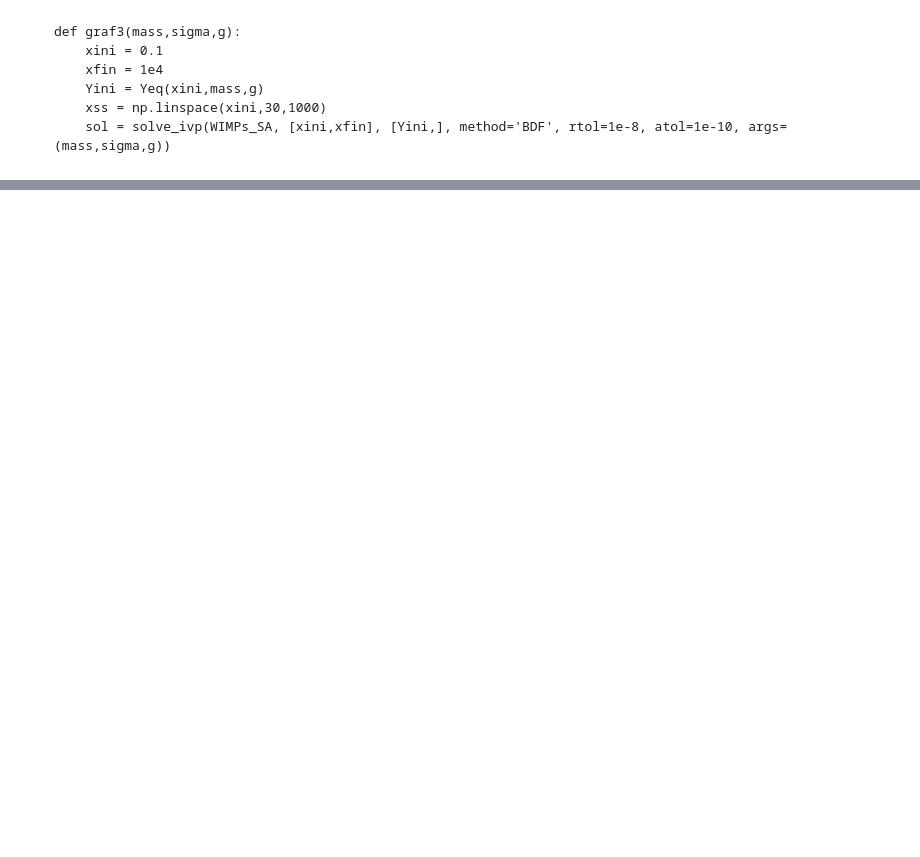
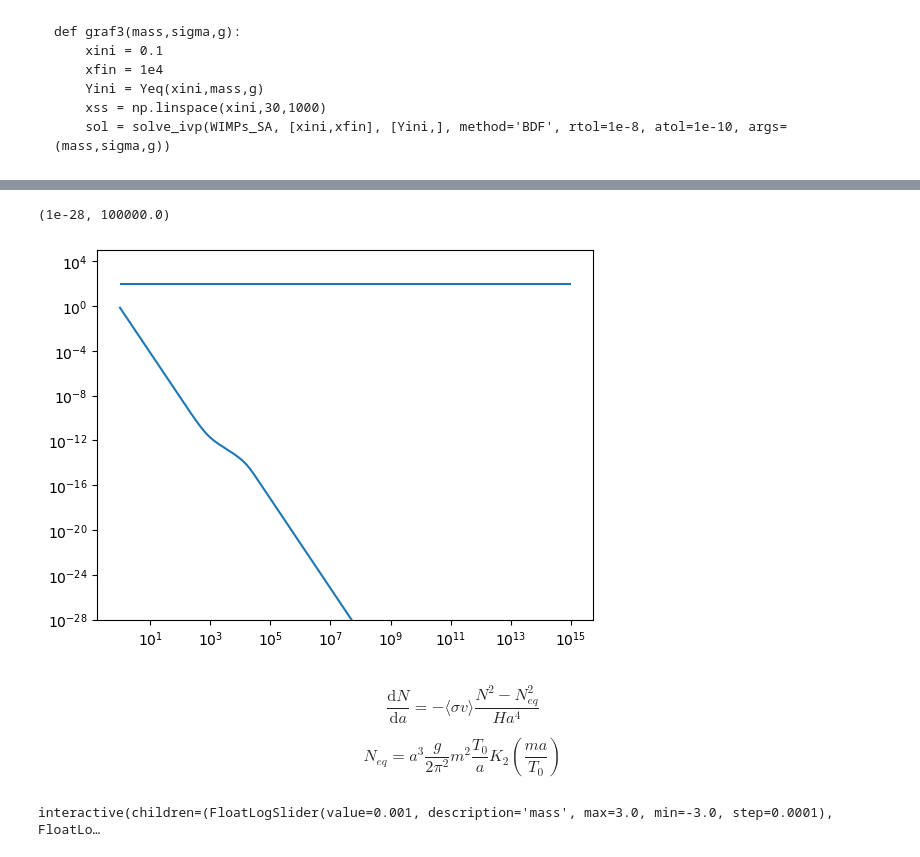
Before and after one commit to SantiagoJulioD/Trabajo_de_grado, a Jupyter notebook: Relic_density/relic_density.ipynb, the cells around one changed output, grey strips where cells are left out. Cells and saved outputs as stored; diff of their text form; code cells hidden in the pictures; blank space fills up the shorter version.

```diff
--- a/Relic_density/relic_density.ipynb
+++ b/Relic_density/relic_density.ipynb
@@ -699,0 +841,15 @@ plt.loglog(sol.t,sol.y[1])
+# %%
+plt.loglog(sol_emd.t,T_emd)
+plt.hlines(100,1,1e15)
+plt.ylim((1e-28,1e5))
+# %% [output]
+(1e-28, 100000.0)
+[figure, added]
+# %% [markdown]
+$$
+\dfrac{\mathrm{d}N}{\mathrm{d}a}=-\langle\sigma v\rangle\dfrac{N^2-N_{eq}^2}{Ha^4}
+$$
+
+$$
+N_{eq}=a^3\dfrac{g}{2\pi^2}m^2\dfrac{T_0}{a}K_2\left(\dfrac{ma}{T_0}\right)
+$$
@@ -699,0 +862,34 @@ plt.loglog(sol.t,sol.y[1])
+# %%
+def graf7(mass,sigma,g):
+    aini = 1.
+    T0 = mass/0.1
+    afin = 1e10
+    Nini = g/(2*np.pi**2)*T0*kn(2,mass/T0)
+    sol = solve_ivp(dNda, [aini,afin], [Nini,], method='BDF', rtol=1e-8, atol=1e-10, args=(mass,sigma,g,T0))
+    plt.loglog(sol.t,sol.y[0],color='r')
+    #plt.loglog(xss,Yeq(xss,mass,g),label=r'$Y_{eq}$',color='b')
+    #plt.hlines(Yfin,xini,xfin,color='k',linestyle=':')
+    #plt.axhspan(0.9*Yfin,1.1*Yfin,0,1,color='yellow',alpha=0.5)
+    #plt.ylim(2e-8,1e-2)
+    plt.title('Boltzmann equation for WIMPs')
+    plt.xlabel('x')
+    plt.ylabel('Y')
+    plt.grid()
+    #plt.legend()
+    plt.show()
+
+slider_mass = widgets.FloatLogSlider(value=1e-3, base=10, min=-3, max=3,
+                                  step=0.0001, description='mass')
+slider_sigma = widgets.FloatLogSlider(value=1e-12, base=10, min=-25, max=-10,
+                                  step=0.1, description='sigma')
+slider_g = widgets.FloatSlider(value=2, min=1, max=3,
+                                  step=1, description='g')
+# Crea la función interactiva
+
+interactive_plot7 = interactive(graf7, mass=slider_mass, sigma=slider_sigma, g=slider_g,
+                                continuous_update=0)
+
+# Muestra la función interactiva
+interactive_plot7
+# %% [output]
+interactive(children=(FloatLogSlider(value=0.001, description='mass', max=3.0, min=-3.0, step=0.0001), FloatLo…
```
Also changed, not shown: parts of 24 cells of this notebook, 3 other files.
